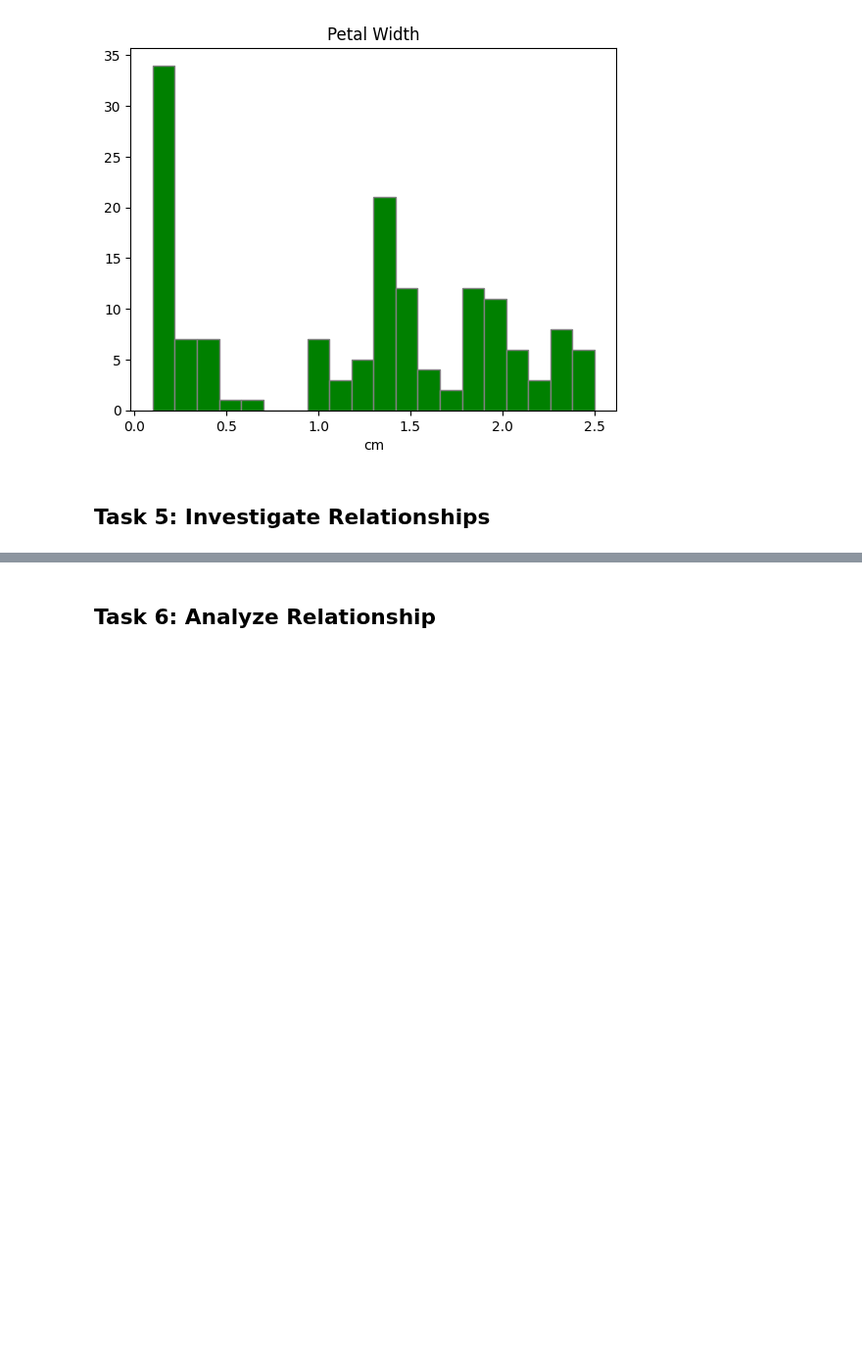
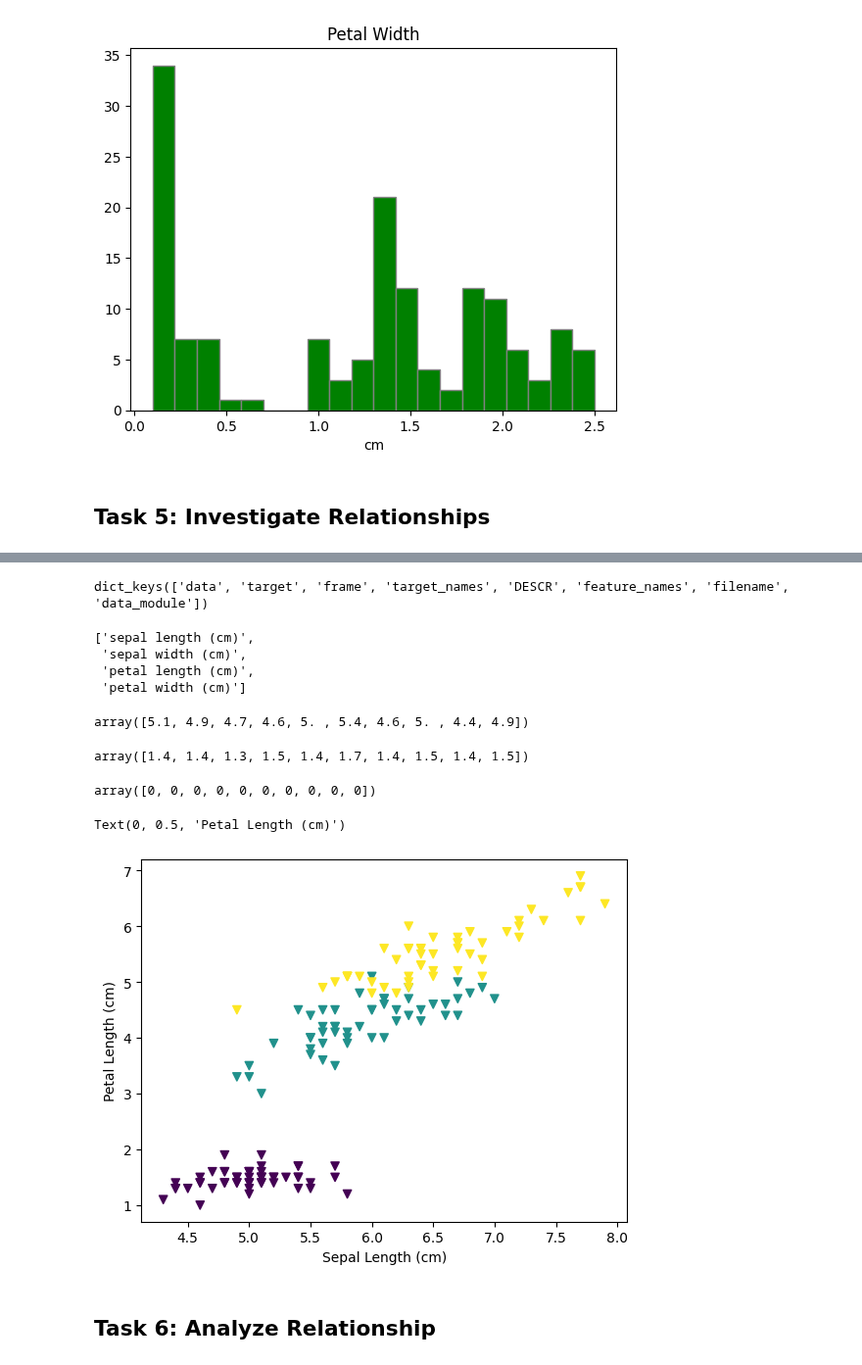
Before and after one commit to Oksyyy/principles_of_data_analytics, a Jupyter notebook: tasks.ipynb, the cells around one changed output, grey strips where cells are left out. Shown at 98% size. Cells and saved outputs as stored; diff of their text form; code cells hidden in the pictures; blank space fills up the shorter version.

```diff
--- a/tasks.ipynb
+++ b/tasks.ipynb
@@ -340,3 +344,57 @@ Text(0.5, 1.0, 'Petal Width')
+# %%
+# Keys
+iris.keys()
+# %% [output]
+dict_keys(['data', 'target', 'frame', 'target_names', 'DESCR', 'feature_names', 'filename', 'data_module'])
+# %%
+# Show feature_names
+iris.feature_names
+# %% [output]
+['sepal length (cm)',
+ 'sepal width (cm)',
+ 'petal length (cm)',
+ 'petal width (cm)']
+# %%
+# Sepal length - will be treated as x axes
+sepal_length = iris.data[:,0]
+
+# Show first 10
+sepal_length[:10]
+# %% [output]
+array([5.1, 4.9, 4.7, 4.6, 5. , 5.4, 4.6, 5. , 4.4, 4.9])
+# %%
+# Petal length - will be treated as y axes
+petal_length = iris.data[:,2]
+
+# Show first 10
+petal_length[:10]
+# %% [output]
+array([1.4, 1.4, 1.3, 1.5, 1.4, 1.7, 1.4, 1.5, 1.4, 1.5])
+# %%
+# Show unique Iris species classes (target variable)
+# 0 = Setosa, 1 = Versicolor, 2 = Virginica
+target_class = iris.target
+
+# Show first 10 values of species classes
+target_class[:10]
+# %% [output]
+array([0, 0, 0, 0, 0, 0, 0, 0, 0, 0])
+# %%
+# Create a figure and axes using subplots, which provide more controle over plots elements
+# Referrred to Matplotlib ducumentation: https://matplotlib.org/stable/api/_as_gen/matplotlib.pyplot.subplots.html
+fig, ax = plt.subplots()
+
+# Scatter plot of Sepal Length vs Petal Length
+# "marker" v sets values figures to triangles
+# "c" argument assigns colours by class
+ax.scatter(sepal_length, petal_length, marker =  'v',  c = target_class)
+
+# Set axes labels
+ax.set_xlabel('Sepal Length (cm)')
+ax.set_ylabel('Petal Length (cm)')
+# %% [output]
+Text(0, 0.5, 'Petal Length (cm)')
+[figure, added]
 # %% [markdown]
 ## Task 6: Analyze Relationship
 # %% [markdown]
```
Also changed, not shown: parts of 8 cells of this notebook.
